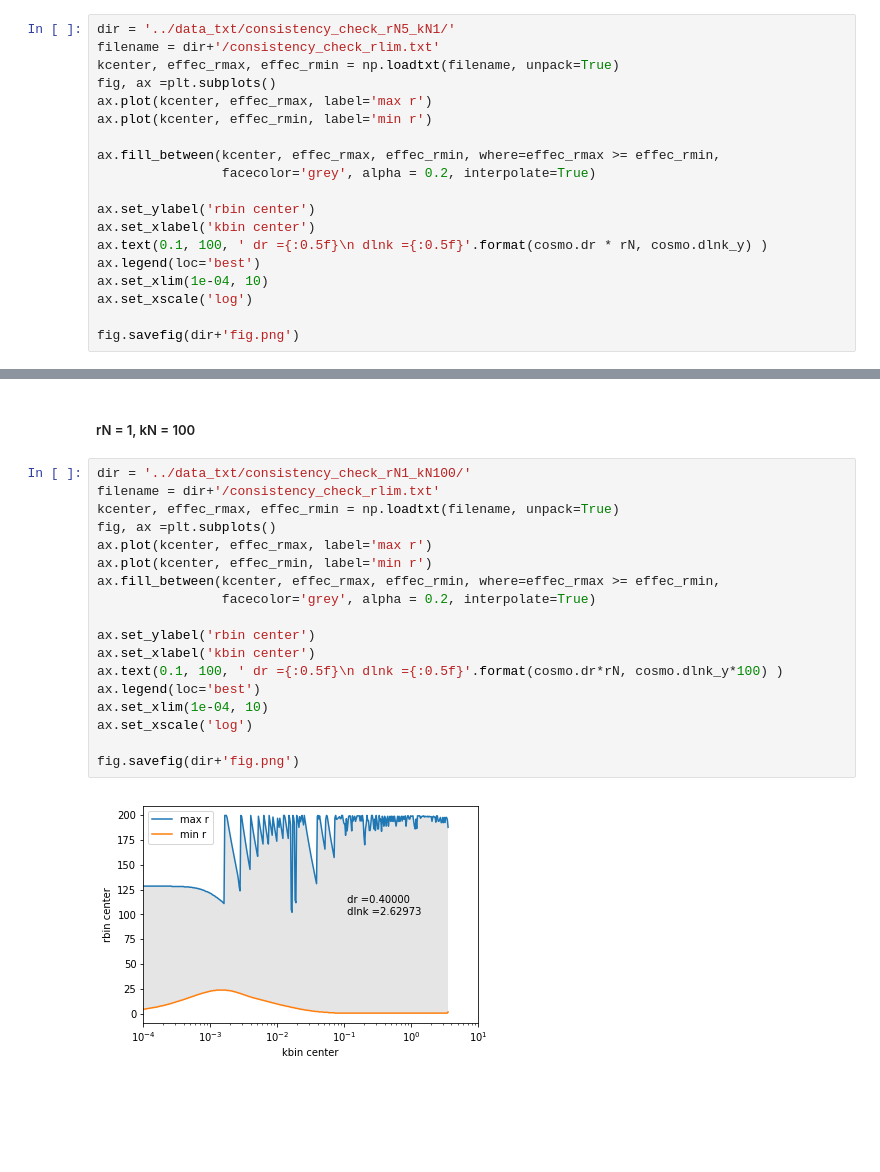
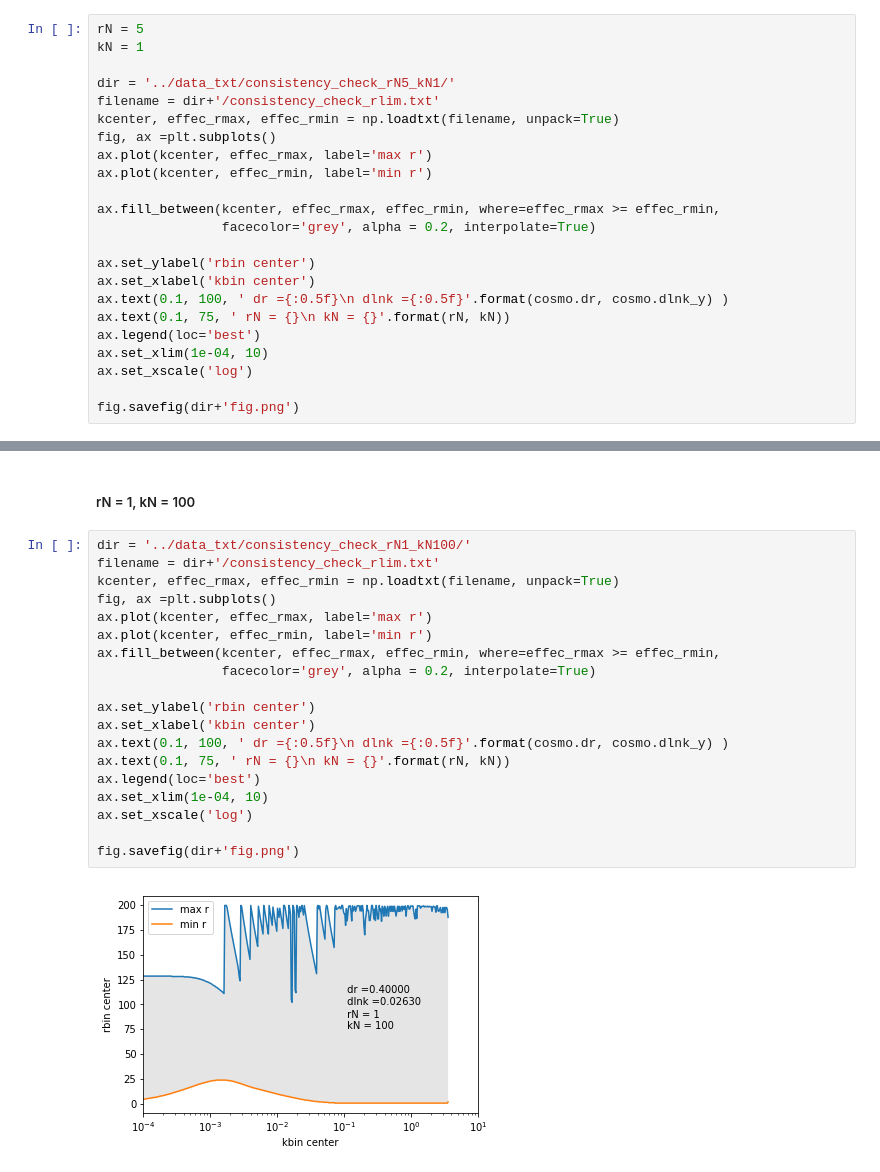
Before and after one commit to sujeong-lee/SNR, a Jupyter notebook: notebook/covariance notebook.ipynb, the cells around one changed output, grey strips where cells are left out. Saved outputs shown, nothing was run; the diff lists cells and outputs as text; blank space fills up the shorter version.

```diff
--- a/notebook/covariance notebook.ipynb
+++ b/notebook/covariance notebook.ipynb
@@ -301,6 +303,9 @@ fig.savefig(dir+'fig.png')
 # %% [markdown]
 #####  rN = 5,   kN = 1
 # %%
+rN = 5
+kN = 1
+
 dir = '../data_txt/consistency_check_rN5_kN1/'
 filename = dir+'/consistency_check_rlim.txt'
 kcenter, effec_rmax, effec_rmin = np.loadtxt(filename, unpack=True)
@@ -313,7 +318,8 @@ ax.fill_between(kcenter, effec_rmax, effec_rmin, where=effec_rmax >= effec_rmin,
 
 ax.set_ylabel('rbin center')
 ax.set_xlabel('kbin center')
-ax.text(0.1, 100, ' dr ={:0.5f}\n dlnk ={:0.5f}'.format(cosmo.dr * rN, cosmo.dlnk_y) )
+ax.text(0.1, 100, ' dr ={:0.5f}\n dlnk ={:0.5f}'.format(cosmo.dr, cosmo.dlnk_y) )
+ax.text(0.1, 75, ' rN = {}\n kN = {}'.format(rN, kN))
 ax.legend(loc='best')
 ax.set_xlim(1e-04, 10)
 ax.set_xscale('log')
@@ -326,20 +332,21 @@ fig.savefig(dir+'fig.png')
 # %%
 dir = '../data_txt/consistency_check_rN1_kN100/'
 filename = dir+'/consistency_check_rlim.txt'
 kcenter, effec_rmax, effec_rmin = np.loadtxt(filename, unpack=True)
 fig, ax =plt.subplots()
 ax.plot(kcenter, effec_rmax, label='max r')
 ax.plot(kcenter, effec_rmin, label='min r')
 ax.fill_between(kcenter, effec_rmax, effec_rmin, where=effec_rmax >= effec_rmin,
                 facecolor='grey', alpha = 0.2, interpolate=True)
 
 ax.set_ylabel('rbin center')
 ax.set_xlabel('kbin center')
-ax.text(0.1, 100, ' dr ={:0.5f}\n dlnk ={:0.5f}'.format(cosmo.dr*rN, cosmo.dlnk_y*100) )
+ax.text(0.1, 100, ' dr ={:0.5f}\n dlnk ={:0.5f}'.format(cosmo.dr, cosmo.dlnk_y) )
+ax.text(0.1, 75, ' rN = {}\n kN = {}'.format(rN, kN))
 ax.legend(loc='best')
 ax.set_xlim(1e-04, 10)
 ax.set_xscale('log')
 
 fig.savefig(dir+'fig.png')
 # %% [output]
-[figure, old version]
+[figure, new version]
```
Also changed, not shown: parts of 2 cells of this notebook.
